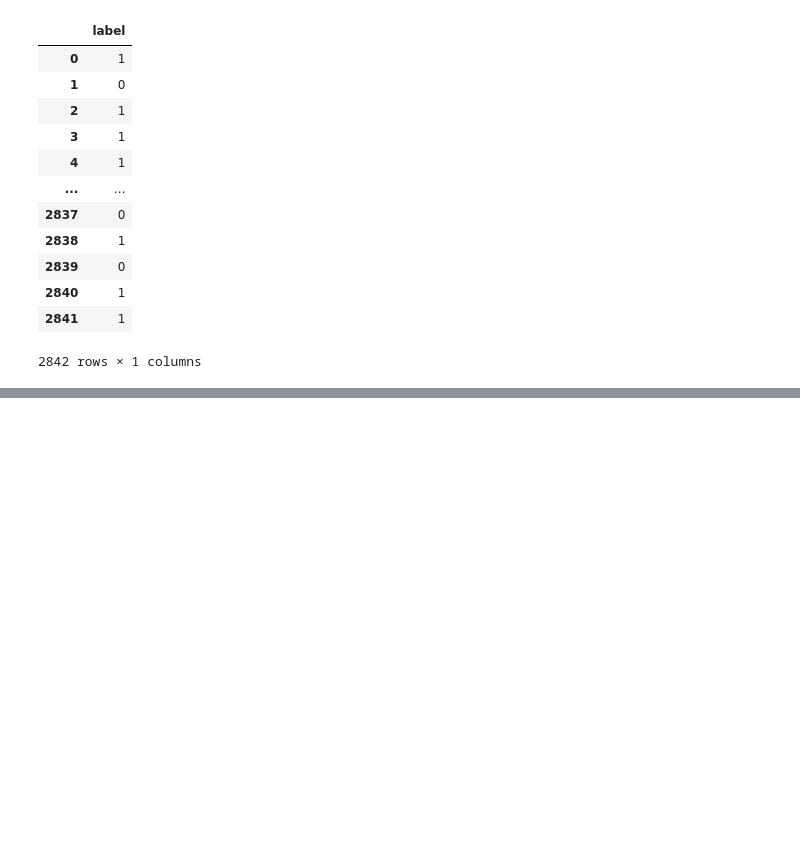
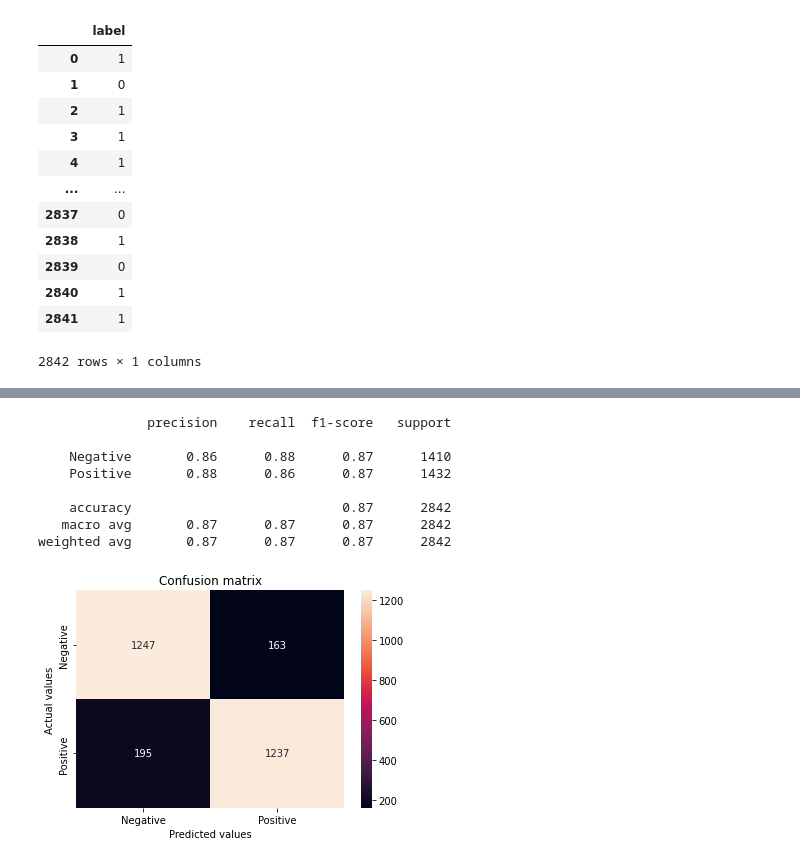
Before and after one commit to cuongpiger/SCL_KHVW_Sentiment_Analysis_Project, a Jupyter notebook: 08.model.ipynb, the cells around one changed output, grey strips where cells are left out. Cells and saved outputs as stored; diff of their text form; code cells hidden in the pictures; blank space fills up the shorter version.

```diff
--- a/08.model.ipynb
+++ b/08.model.ipynb
@@ -211,0 +279,17 @@ zstd                      1.5.0                ha95c52a_0    conda-forge
+# %%
+lstm_model_50n_uw = DeepModel.defineLSTM(vocab_size, embedding_dim, neurons, dropout)
+lstm_model_50n_uw.load_weights("./models/LSTM_sentiment_50n_20e/weights/03-0.327739.h5")
+# %%
+prediction = lstm_model_50n_uw.predict(padded_test_cmts)
+inverted = np.argmax(prediction, axis=1)
+Model.confusionMatrix(y_test, inverted)
+# %% [output]
+              precision    recall  f1-score   support
+
+    Negative       0.86      0.88      0.87      1410
+    Positive       0.88      0.86      0.87      1432
+
+    accuracy                           0.87      2842
+   macro avg       0.87      0.87      0.87      2842
+weighted avg       0.87      0.87      0.87      2842
+[figure, added]
```
Also changed, not shown: parts of 34 cells of this notebook, 57 other files.
